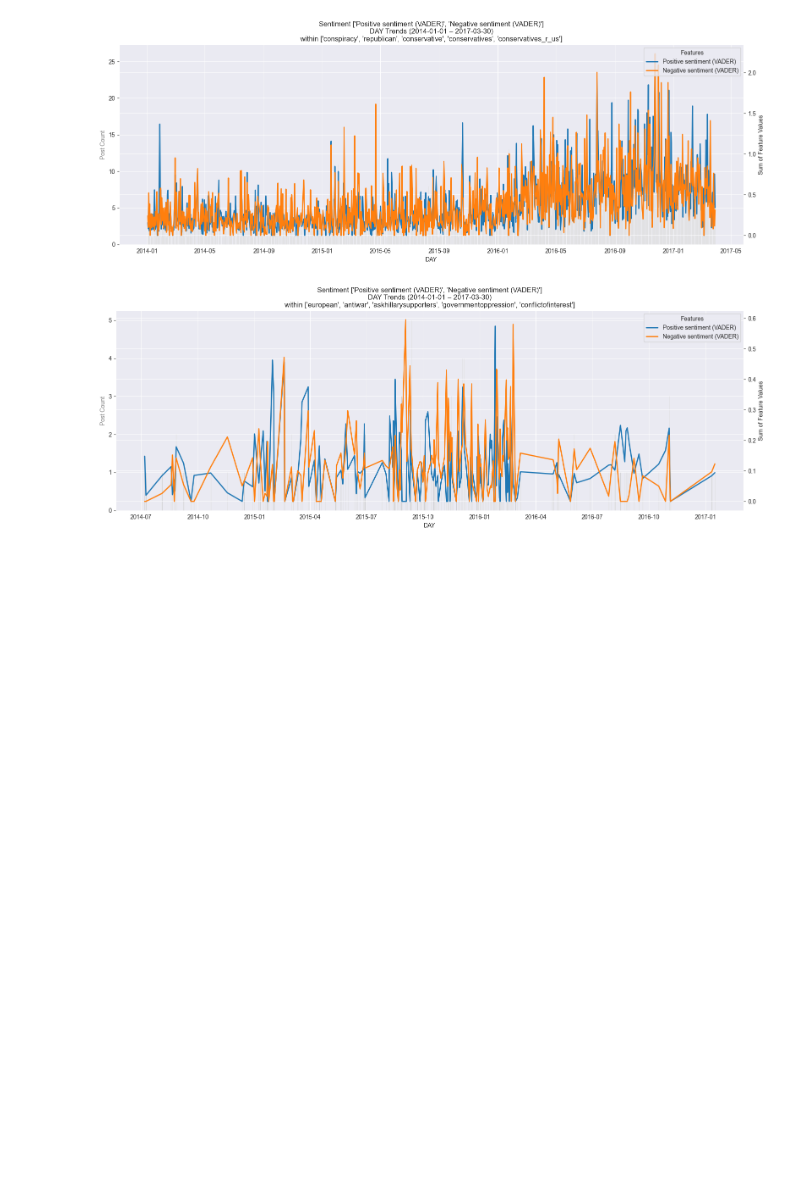
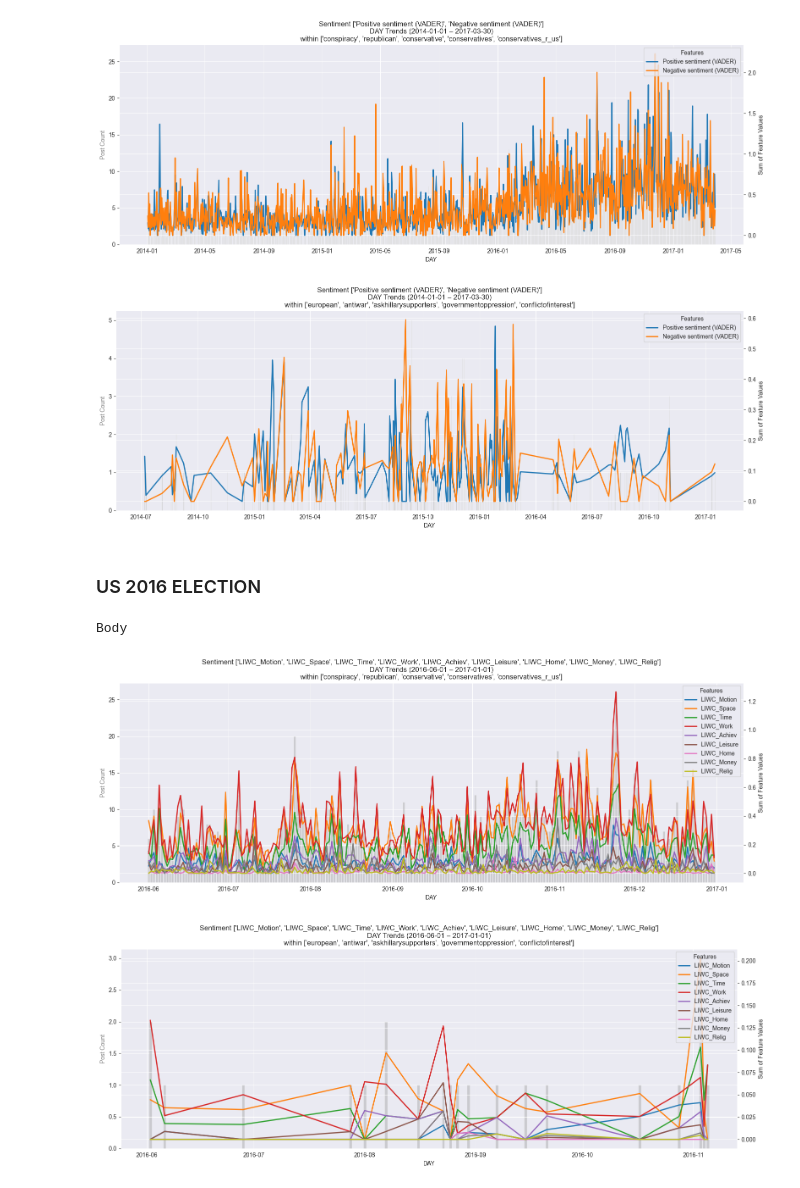
Before and after one commit to l0uisgrange/ada-2025-project, a Jupyter notebook: archive/louis.ipynb, the cells around one changed output. Drawn from its saved outputs; the diff is of its cells as text; code cells hidden in the pictures; blank space fills up the shorter version.

```diff
--- a/archive/louis.ipynb
+++ b/archive/louis.ipynb
@@ -245,3 +240,41 @@ plot_subreddits_features_trend(df_body_prop, LEFT_SUBREDDITS, start_time, end_ti
 Body
 [figure]
 [figure]
+# %% [markdown]
+### US 2016 ELECTION
+# %%
+from week1_Yuri import plot_subreddits_features_trend
+from week1_Yuri import features
+
+politics_maxsim_df['SUBREDDIT'] = politics_maxsim_df['SUBREDDIT'].astype(str)
+df_selected['SOURCE_SUBREDDIT'] = df_selected['SOURCE_SUBREDDIT'].astype(str)
+
+ids_to_keep = politics_maxsim_df['SUBREDDIT'].unique()
+df_filtre = df_selected[df_selected['SOURCE_SUBREDDIT'].isin(ids_to_keep)].copy()
+
+## YURI
+df_body_features = df_body["PROPERTIES"].apply(lambda s: [float(x) for x in s.split(",")])
+features_body_df = pd.DataFrame(df_body_features.tolist(), columns=features, index=df_body.index)
+df_body_prop = pd.concat([df_body.drop(columns=["PROPERTIES"]), features_body_df], axis=1)
+## END YURI
+
+## YURI
+df_title_features = df_title["PROPERTIES"].apply(lambda s: [float(x) for x in s.split(",")])
+features_title_df = pd.DataFrame(df_title_features.tolist(), columns=features, index=df_title.index)
+df_title_prop = pd.concat([df_title.drop(columns=["PROPERTIES"]), features_title_df], axis=1)
+## END YURI
+
+subreddits_list = df_filtre['SOURCE_SUBREDDIT'].unique().tolist()
+start_time = "2016-06-01"
+end_time = "2017-01-01"
+multiple = 2
+WINDOW_SIZE = 10
+features_list = features[-WINDOW_SIZE-multiple*2:-1-multiple*2]
+period = "D"  # "D" for daily, "W" for weekly, "M" for monthly, "Q" for quarterly, "Y" for yearly
+print("Body")
+plot_subreddits_features_trend(df_body_prop, RIGHT_SUBREDDITS, start_time, end_time, features_list, period)
+plot_subreddits_features_trend(df_body_prop, LEFT_SUBREDDITS, start_time, end_time, features_list, period)
+# %% [output]
+Body
+[figure, added]
+[figure, added]
```
Also changed, not shown: parts of 5 cells of this notebook.
